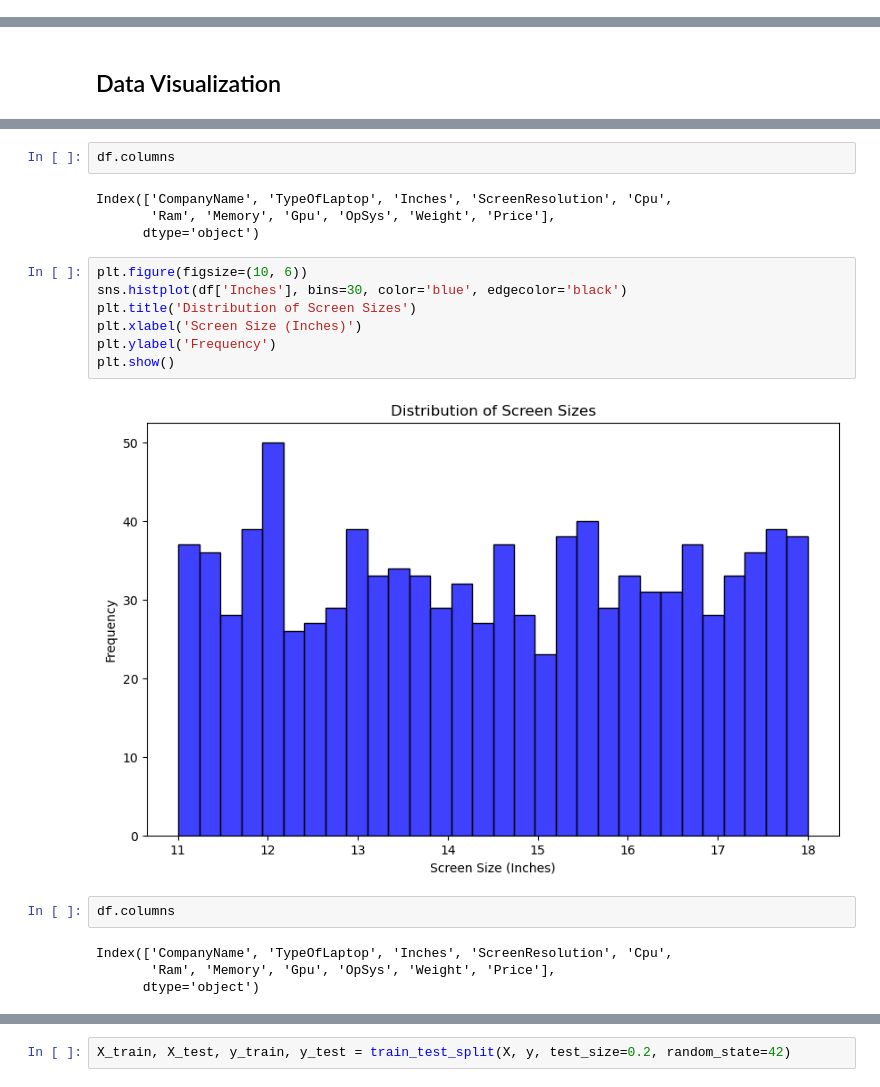
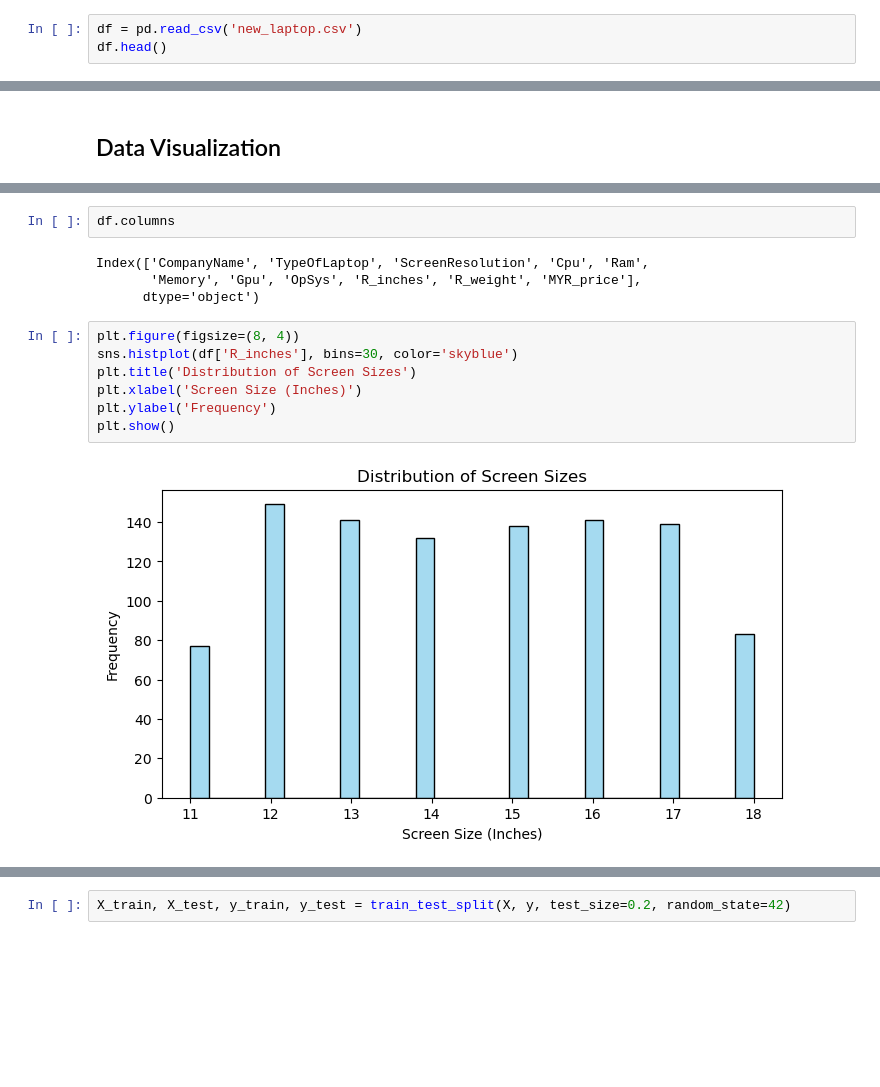
Before and after one commit to Jieyieteoh03/DS_capstone_project, a Jupyter notebook: DS Capstone Project Jie Yie.ipynb, the cells around one changed output, grey strips where cells are left out. Cells and saved outputs as stored; diff of their text form; blank space fills up the shorter version.

```diff
--- a/DS Capstone Project Jie Yie.ipynb
+++ b/DS Capstone Project Jie Yie.ipynb
@@ -29,0 +99,3 @@ df.head()
+# %%
+df = pd.read_csv('new_laptop.csv')
+df.head()
@@ -205,24 +270,18 @@ plt.show()
 # %%
 df.columns
 # %% [output]
-Index(['CompanyName', 'TypeOfLaptop', 'Inches', 'ScreenResolution', 'Cpu',
-       'Ram', 'Memory', 'Gpu', 'OpSys', 'Weight', 'Price'],
+Index(['CompanyName', 'TypeOfLaptop', 'ScreenResolution', 'Cpu', 'Ram',
+       'Memory', 'Gpu', 'OpSys', 'R_inches', 'R_weight', 'MYR_price'],
       dtype='object')
 # %%
-plt.figure(figsize=(10, 6))
-sns.histplot(df['Inches'], bins=30, color='blue', edgecolor='black')
+plt.figure(figsize=(8, 4))
+sns.histplot(df['R_inches'], bins=30, color='skyblue')
 plt.title('Distribution of Screen Sizes')
 plt.xlabel('Screen Size (Inches)')
 plt.ylabel('Frequency')
 plt.show()
 # %% [output]
-[figure, old version]
+[figure, new version]
-# %%
-df.columns
-# %% [output]
-Index(['CompanyName', 'TypeOfLaptop', 'Inches', 'ScreenResolution', 'Cpu',
-       'Ram', 'Memory', 'Gpu', 'OpSys', 'Weight', 'Price'],
-      dtype='object')
 # %%
 df_encoded = df.copy()
 
```
Also changed, not shown: parts of 57 cells of this notebook, 6 other files.
